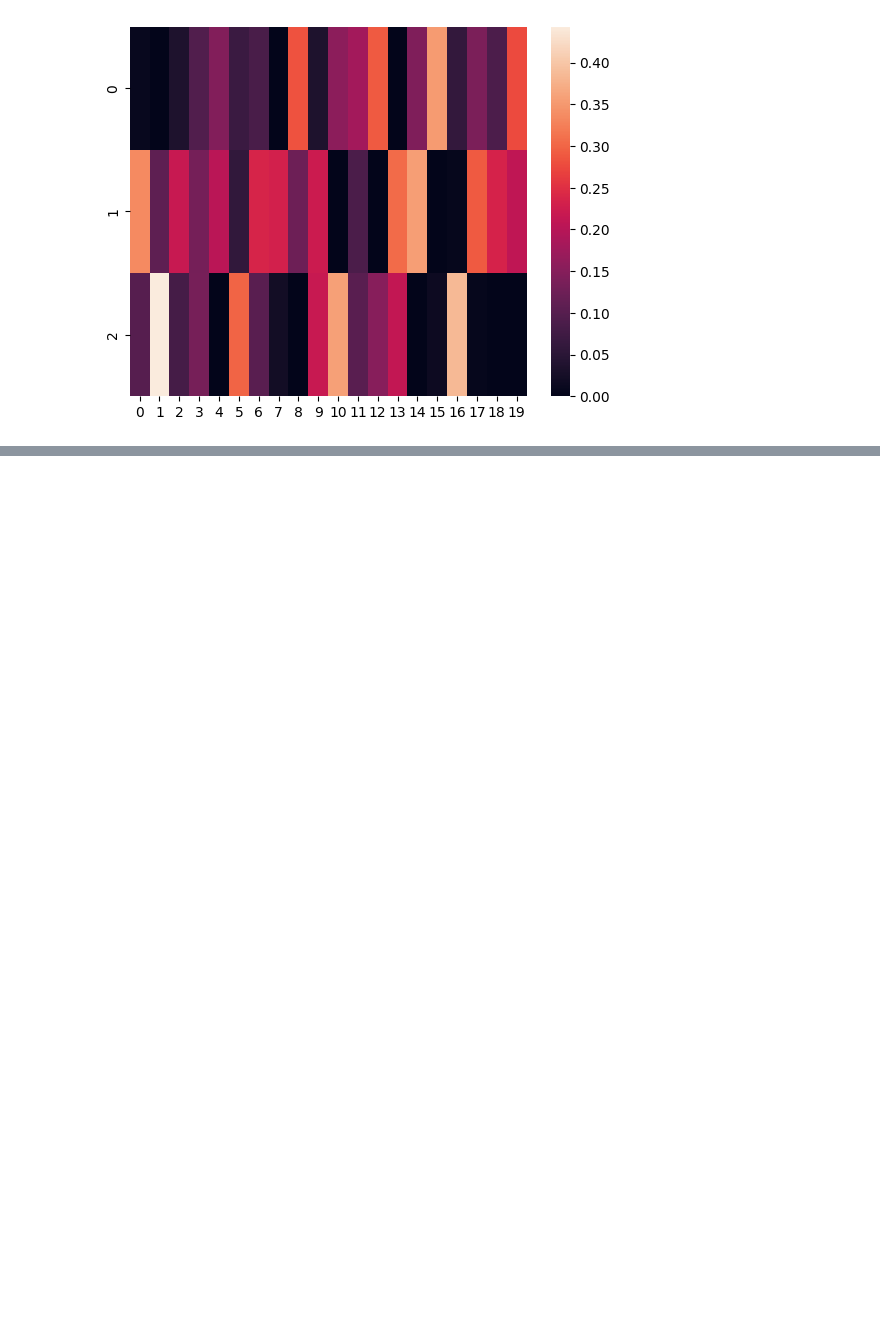
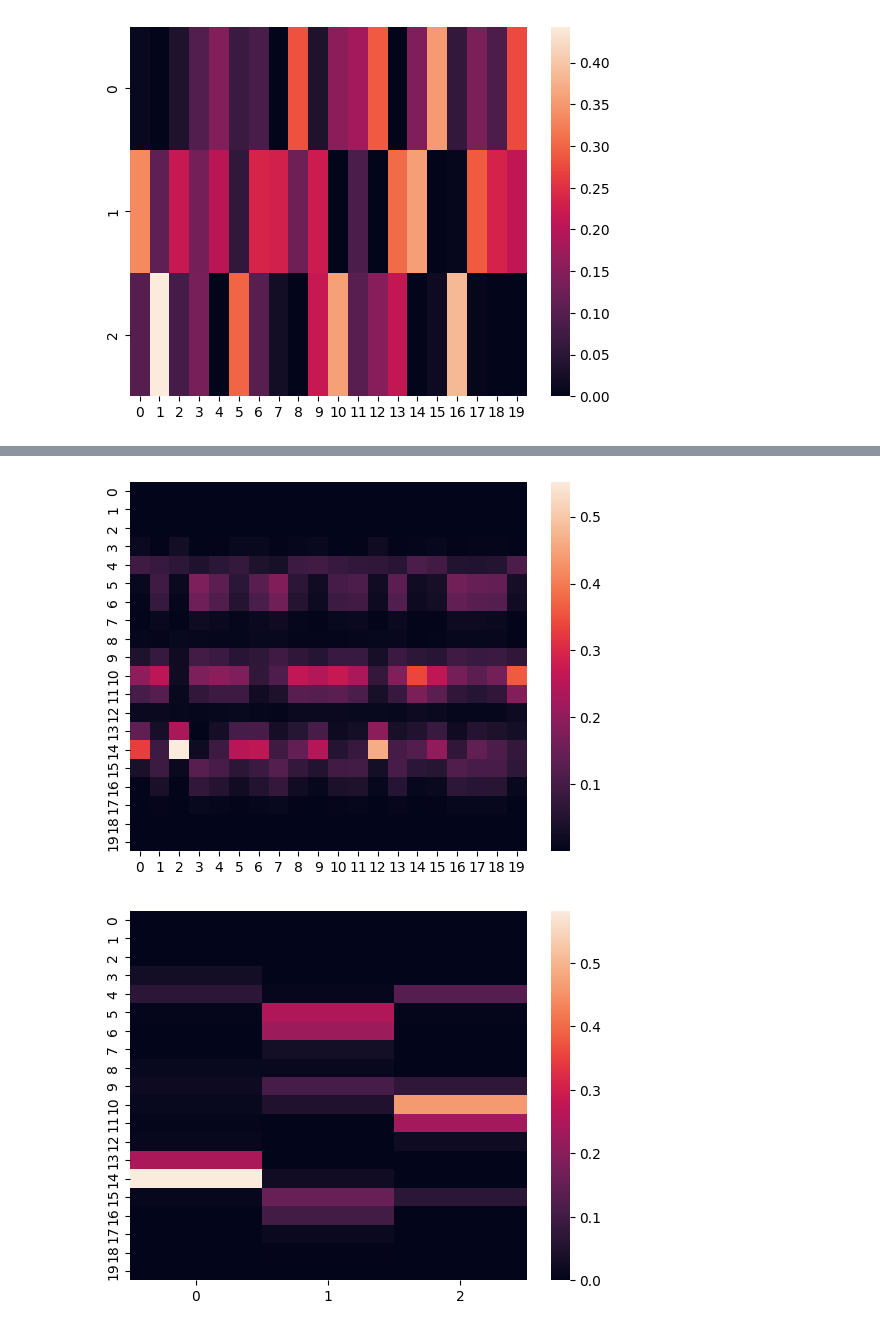
Before and after one commit to AlekseiShevkoplias/wassnmf, a Jupyter notebook: notebooks/example_GPU.ipynb, the cells around one changed output, grey strips where cells are left out. Cells and saved outputs as stored; diff of their text form; code cells hidden in the pictures; blank space fills up the shorter version.

```diff
--- a/notebooks/example_GPU.ipynb
+++ b/notebooks/example_GPU.ipynb
@@ -341,0 +386,18 @@ Reconstruction Error (GPU): tensor(1.6842, grad_fn=<LinalgVectorNormBackward0>)
+# %%
+import matplotlib.pyplot as plt
+
+sns.heatmap(X_reconstructed_C.detach().numpy())
+
+plt.show()
+
+sns.heatmap(D_torch.detach().numpy())
+plt.show()
+
+sns.heatmap(Lambda_torch.detach().numpy())
+plt.show()
+
+sns.heatmap(X.detach().numpy())
+plt.show()
+# %% [output]
+[figure, added]
+[figure, added]
```
Also changed, not shown: parts of 28 cells of this notebook, 2 other files.
